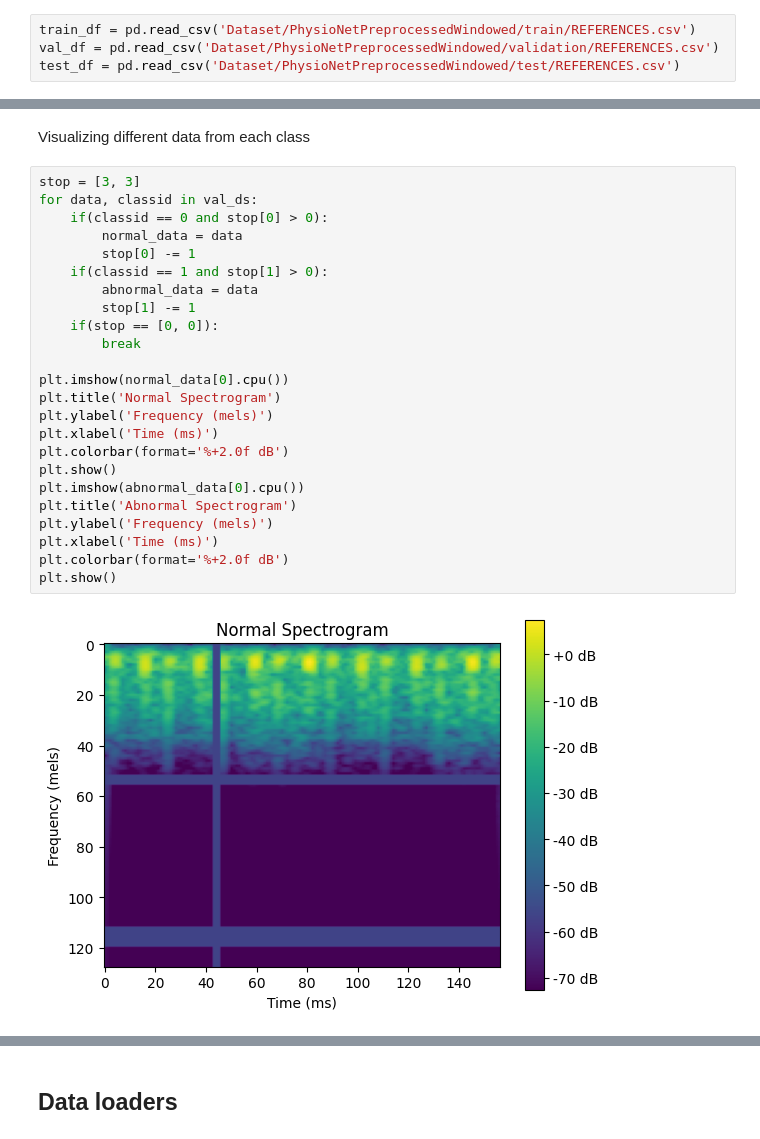
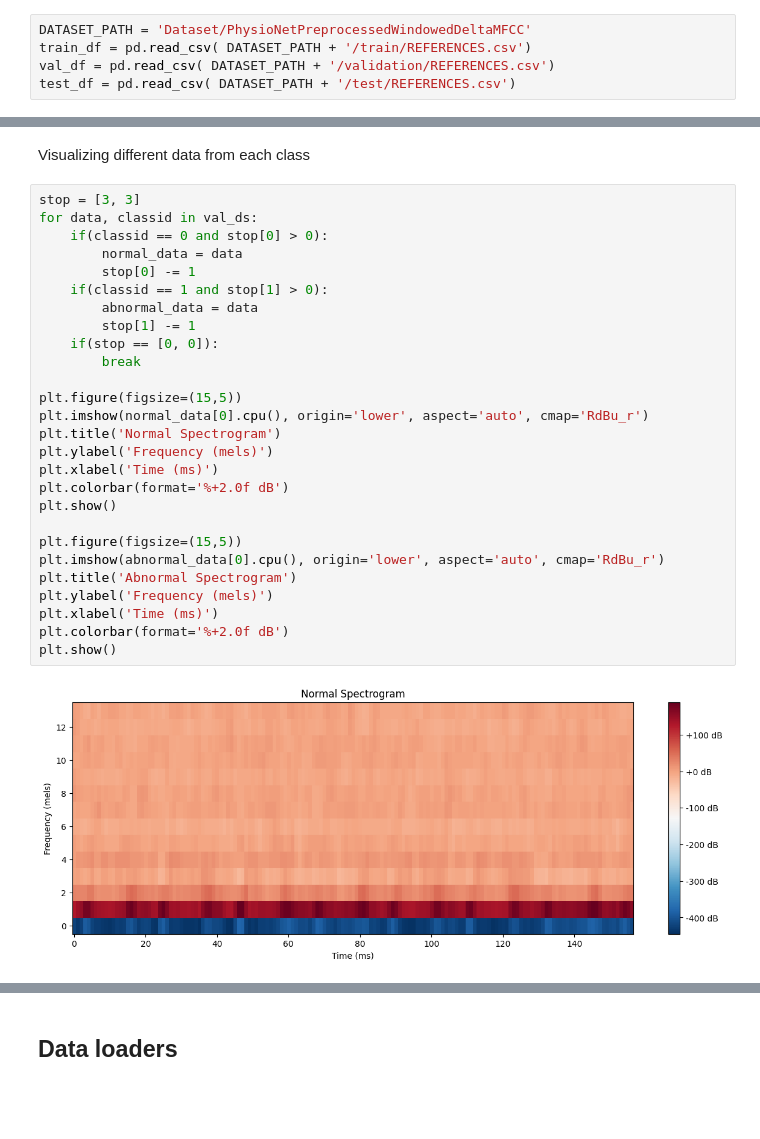
Before and after one commit to iTzAymen/PCG_Classification, a Jupyter notebook: main_preprocessed.ipynb, the cells around one changed output, grey strips where cells are left out. Drawn from its saved outputs; the diff is of its cells as text; blank space fills up the shorter version.

```diff
--- a/main_preprocessed.ipynb
+++ b/main_preprocessed.ipynb
@@ -70,9 +70,10 @@ torch.cuda.manual_seed(SEED)
 # %% [markdown]
 ## Importing dataset
 # %%
-train_df = pd.read_csv('Dataset/PhysioNetPreprocessedWindowed/train/REFERENCES.csv')
-val_df = pd.read_csv('Dataset/PhysioNetPreprocessedWindowed/validation/REFERENCES.csv')
-test_df = pd.read_csv('Dataset/PhysioNetPreprocessedWindowed/test/REFERENCES.csv')
+DATASET_PATH = 'Dataset/PhysioNetPreprocessedWindowedDeltaMFCC'
+train_df = pd.read_csv( DATASET_PATH + '/train/REFERENCES.csv')
+val_df = pd.read_csv( DATASET_PATH + '/validation/REFERENCES.csv')
+test_df = pd.read_csv( DATASET_PATH + '/test/REFERENCES.csv')
 # %% [markdown]
 ## Sound Dataset class
 A custom dataset used to get new randomly preprocessed audio signals
@@ -107,26 +108,29 @@ Visualizing different data from each class
 # %%
 stop = [3, 3]
 for data, classid in val_ds:
     if(classid == 0 and stop[0] > 0):
         normal_data = data
         stop[0] -= 1
     if(classid == 1 and stop[1] > 0):
         abnormal_data = data
         stop[1] -= 1
     if(stop == [0, 0]):
         break
 
-plt.imshow(normal_data[0].cpu())
+plt.figure(figsize=(15,5))
+plt.imshow(normal_data[0].cpu(), origin='lower', aspect='auto', cmap='RdBu_r')
 plt.title('Normal Spectrogram')
 plt.ylabel('Frequency (mels)')
 plt.xlabel('Time (ms)')
 plt.colorbar(format='%+2.0f dB')
 plt.show()
-plt.imshow(abnormal_data[0].cpu())
+
+plt.figure(figsize=(15,5))
+plt.imshow(abnormal_data[0].cpu(), origin='lower', aspect='auto', cmap='RdBu_r')
 plt.title('Abnormal Spectrogram')
 plt.ylabel('Frequency (mels)')
 plt.xlabel('Time (ms)')
 plt.colorbar(format='%+2.0f dB')
 plt.show()
 # %% [output]
-[figure, old version]
+[figure, new version]
```
Also changed, not shown: parts of 19 cells of this notebook, 3 other files.
